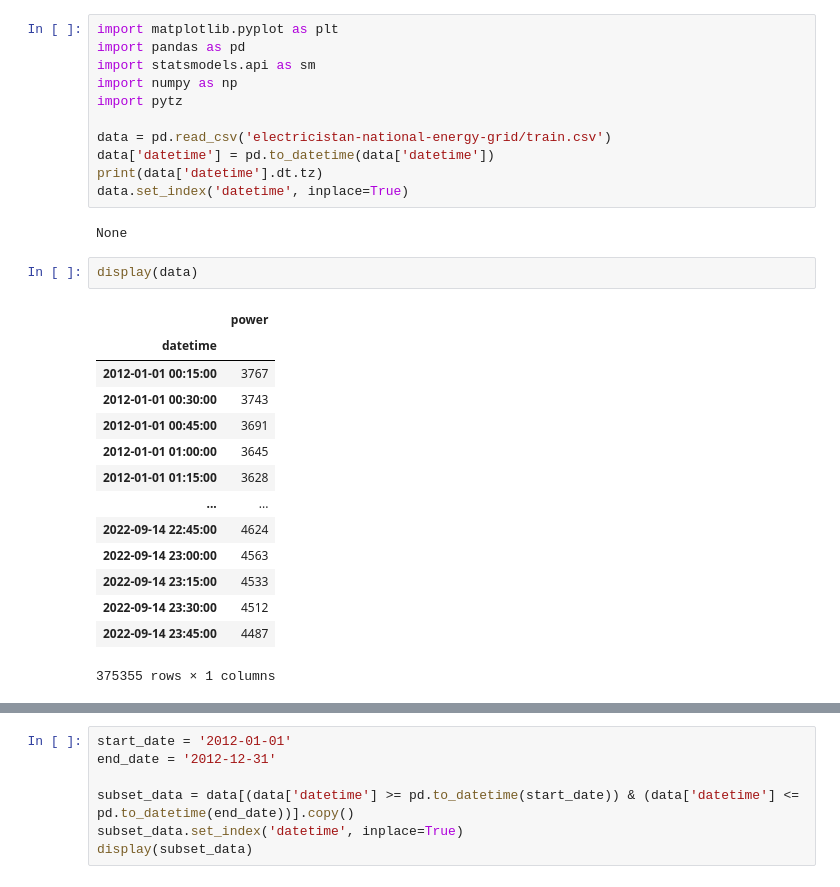
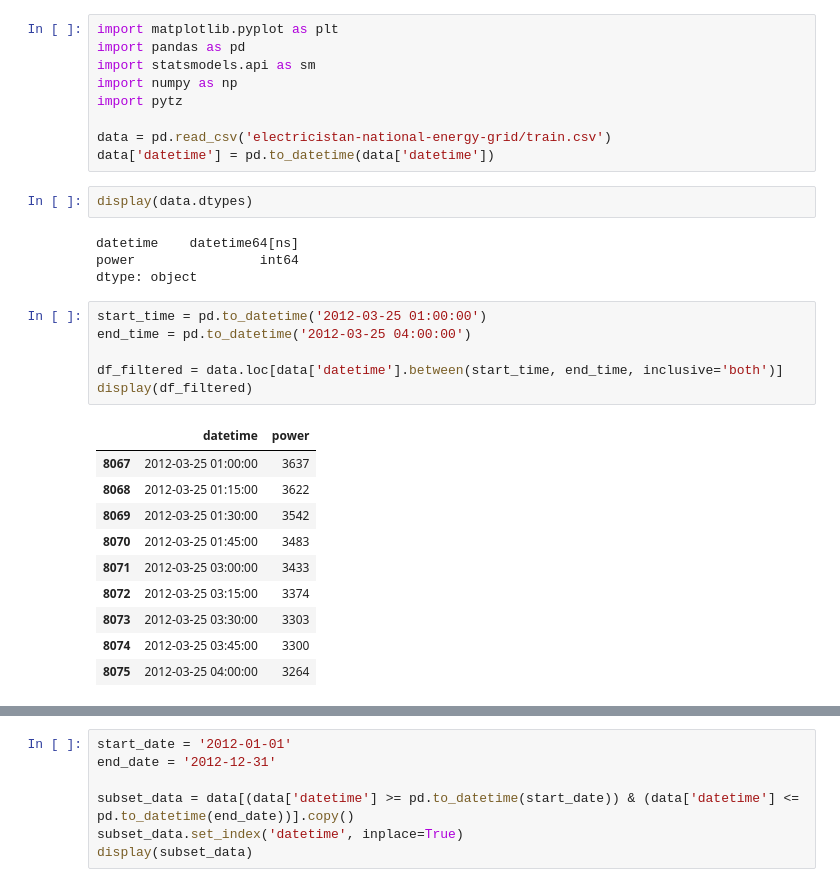
Before and after one commit to cgassman/electricistan, a Jupyter notebook: notebook_first_try.ipynb, the cells around one changed output, grey strips where cells are left out. Cells and saved outputs as stored; diff of their text form.

```diff
--- a/notebook_first_try.ipynb
+++ b/notebook_first_try.ipynb
@@ -7,24 +7,26 @@ import pytz
 
 data = pd.read_csv('electricistan-national-energy-grid/train.csv')
 data['datetime'] = pd.to_datetime(data['datetime'])
-print(data['datetime'].dt.tz)
-data.set_index('datetime', inplace=True)
-# %% [output]
-None
+# %%
+display(data.dtypes)
+# %% [output]
+datetime    datetime64[ns]
+power                int64
+dtype: object
 # %%
-display(data)
+start_time = pd.to_datetime('2012-03-25 01:00:00')
+end_time = pd.to_datetime('2012-03-25 04:00:00')
+
+df_filtered = data.loc[data['datetime'].between(start_time, end_time, inclusive='both')]
+display(df_filtered)
 # %% [output]
-|  | power |
-| datetime |  |
-| 2012-01-01 00:15:00 | 3767 |
-| 2012-01-01 00:30:00 | 3743 |
-| 2012-01-01 00:45:00 | 3691 |
-| 2012-01-01 01:00:00 | 3645 |
-| 2012-01-01 01:15:00 | 3628 |
-| ... | ... |
-| 2022-09-14 22:45:00 | 4624 |
-| 2022-09-14 23:00:00 | 4563 |
-| 2022-09-14 23:15:00 | 4533 |
-| 2022-09-14 23:30:00 | 4512 |
-| 2022-09-14 23:45:00 | 4487 |
+|  | datetime | power |
+| 8067 | 2012-03-25 01:00:00 | 3637 |
+| 8068 | 2012-03-25 01:15:00 | 3622 |
+| 8069 | 2012-03-25 01:30:00 | 3542 |
+| 8070 | 2012-03-25 01:45:00 | 3483 |
+| 8071 | 2012-03-25 03:00:00 | 3433 |
+| 8072 | 2012-03-25 03:15:00 | 3374 |
+| 8073 | 2012-03-25 03:30:00 | 3303 |
+| 8074 | 2012-03-25 03:45:00 | 3300 |
+| 8075 | 2012-03-25 04:00:00 | 3264 |
-375355 rows × 1 columns
```
Also changed, not shown: parts of 9 cells of this notebook.
